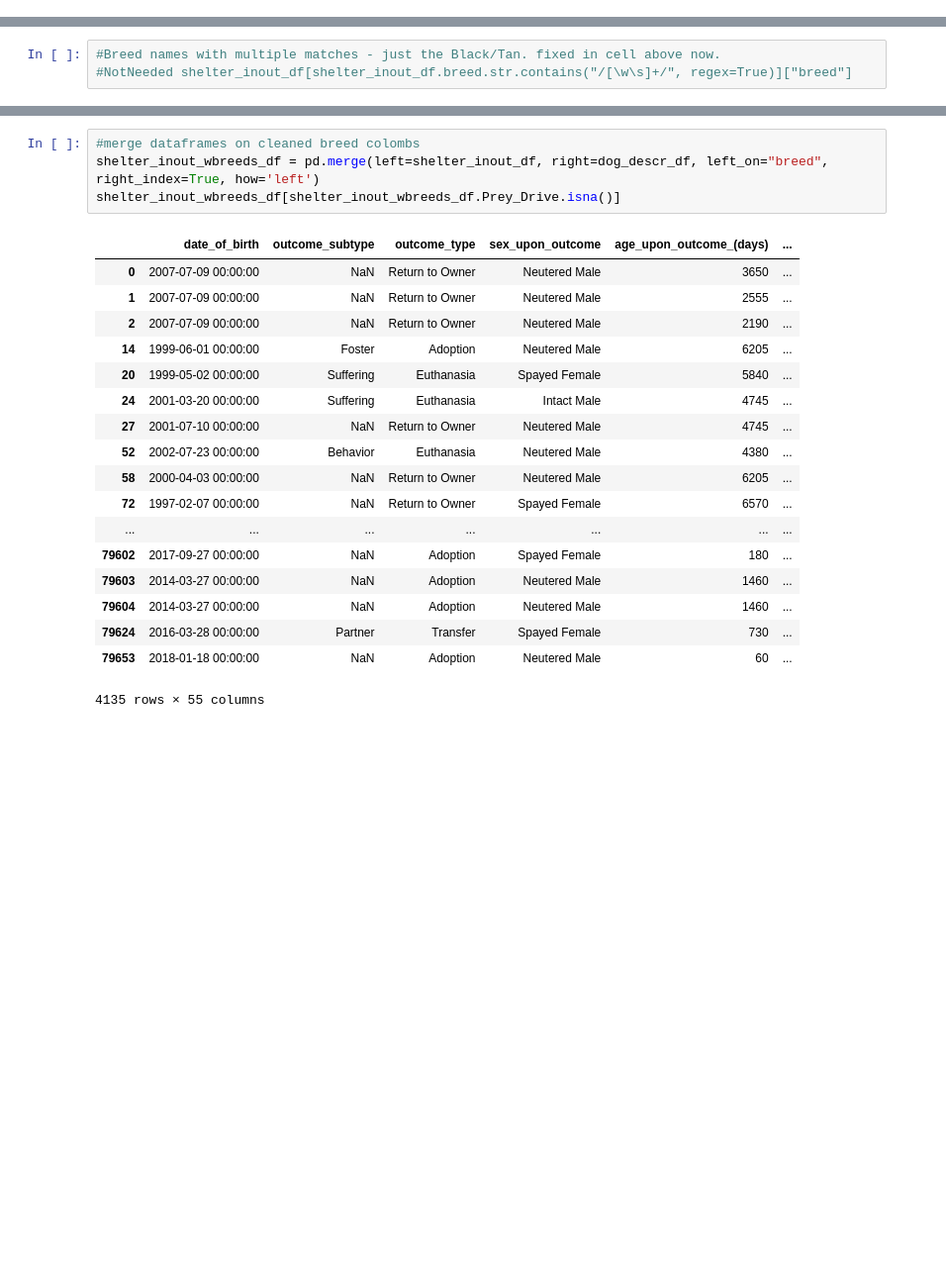
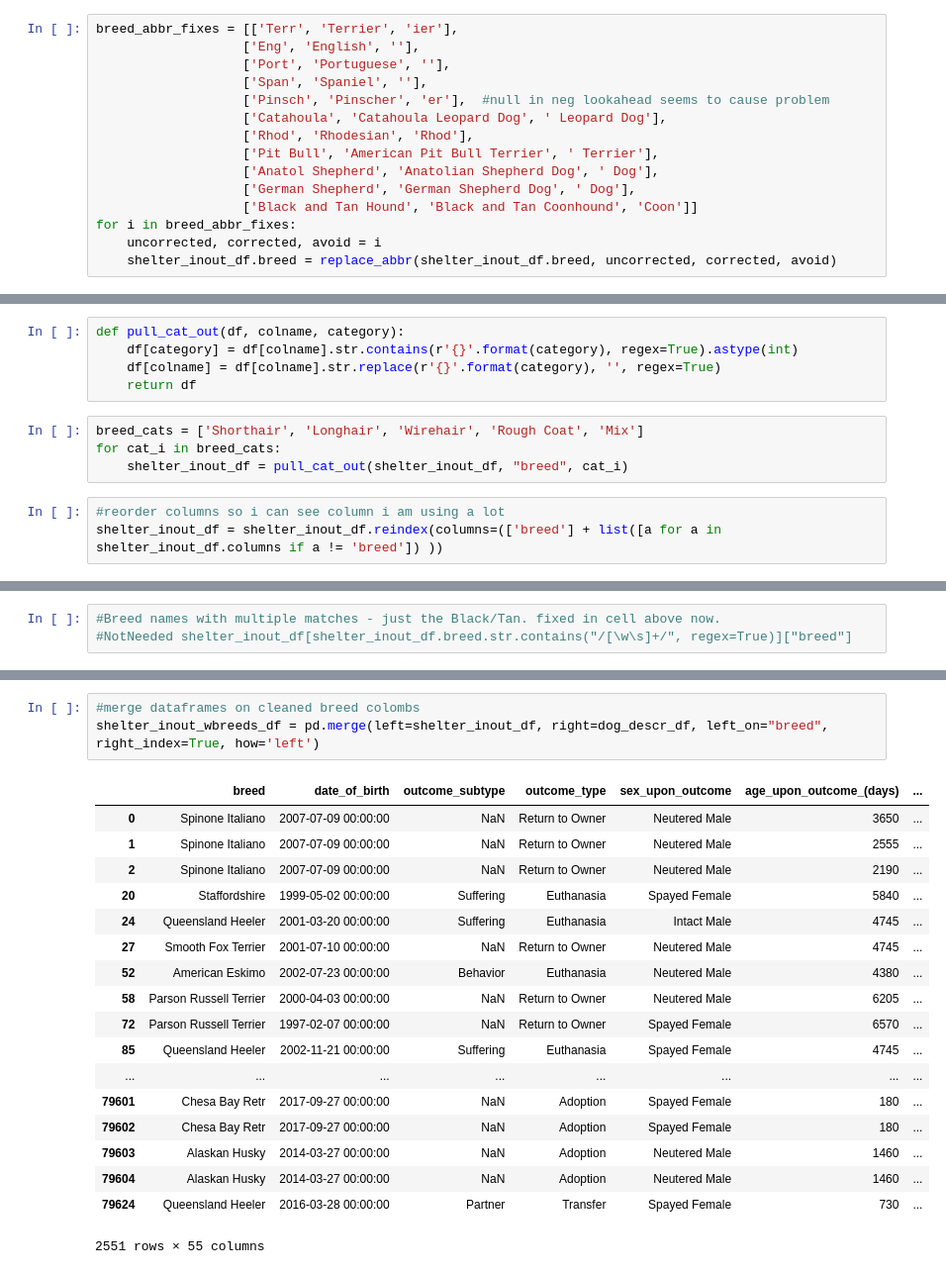
Before and after one commit to chrisoyer/supervised_learning_capstone, a Jupyter notebook: dog_adoption_SL_capstone.ipynb, the cells around one changed output, grey strips where cells are left out. Shown at 99% size. Cells and saved outputs as stored; diff of their text form; blank space fills up the shorter version.

Commit message:
got regex mostly working

```diff
--- a/dog_adoption_SL_capstone.ipynb
+++ b/dog_adoption_SL_capstone.ipynb
@@ -308,3 +294,18 @@ shelter_inout_df.breed = shelter_inout_df.breed.str.replace(r'(Miniature |Toy |S
+# %%
+breed_abbr_fixes = [['Terr', 'Terrier', 'ier'],
+                   ['Eng', 'English', ''],
+                   ['Port', 'Portuguese', ''],
+                   ['Span', 'Spaniel', ''],
+                   ['Pinsch', 'Pinscher', 'er'],  #null in neg lookahead seems to cause problem
+                   ['Catahoula', 'Catahoula Leopard Dog', ' Leopard Dog'],
+                   ['Rhod', 'Rhodesian', 'Rhod'],
+                   ['Pit Bull', 'American Pit Bull Terrier', ' Terrier'],
+                   ['Anatol Shepherd', 'Anatolian Shepherd Dog', ' Dog'],
+                   ['German Shepherd', 'German Shepherd Dog', ' Dog'],
+                   ['Black and Tan Hound', 'Black and Tan Coonhound', 'Coon']]
+for i in breed_abbr_fixes:
+    uncorrected, corrected, avoid = i
+    shelter_inout_df.breed = replace_abbr(shelter_inout_df.breed, uncorrected, corrected, avoid)
 # %%
 shelter_inout_df.breed.value_counts().sort_values(ascending=False)
 # %% [output]
@@ -327,0 +329,12 @@ Name: breed, Length: 1883, dtype: int64
+# %%
+def pull_cat_out(df, colname, category):
+    df[category] = df[colname].str.contains(r'{}'.format(category), regex=True).astype(int)
+    df[colname] = df[colname].str.replace(r'{}'.format(category), '', regex=True)
+    return df
+# %%
+breed_cats = ['Shorthair', 'Longhair', 'Wirehair', 'Rough Coat', 'Mix']
+for cat_i in breed_cats:
+    shelter_inout_df = pull_cat_out(shelter_inout_df, "breed", cat_i)
+# %%
+#reorder columns so i can see column i am using a lot
+shelter_inout_df = shelter_inout_df.reindex(columns=(['breed'] + list([a for a in shelter_inout_df.columns if a != 'breed']) ))
@@ -367,23 +421,22 @@ pd.set_option('display.max_columns', 500)
 # %%
 #merge dataframes on cleaned breed colombs
 shelter_inout_wbreeds_df = pd.merge(left=shelter_inout_df, right=dog_descr_df, left_on="breed", right_index=True, how='left')
-shelter_inout_wbreeds_df[shelter_inout_wbreeds_df.Prey_Drive.isna()]
 # %% [output]
-|  | date_of_birth | outcome_subtype | outcome_type | sex_upon_outcome | age_upon_outcome_(days) | ... |
-| 0 | 2007-07-09 00:00:00 | NaN | Return to Owner | Neutered Male | 3650 | ... |
-| 1 | 2007-07-09 00:00:00 | NaN | Return to Owner | Neutered Male | 2555 | ... |
-| 2 | 2007-07-09 00:00:00 | NaN | Return to Owner | Neutered Male | 2190 | ... |
-| 14 | 1999-06-01 00:00:00 | Foster | Adoption | Neutered Male | 6205 | ... |
-| 20 | 1999-05-02 00:00:00 | Suffering | Euthanasia | Spayed Female | 5840 | ... |
-| 24 | 2001-03-20 00:00:00 | Suffering | Euthanasia | Intact Male | 4745 | ... |
-| 27 | 2001-07-10 00:00:00 | NaN | Return to Owner | Neutered Male | 4745 | ... |
-| 52 | 2002-07-23 00:00:00 | Behavior | Euthanasia | Neutered Male | 4380 | ... |
-| 58 | 2000-04-03 00:00:00 | NaN | Return to Owner | Neutered Male | 6205 | ... |
-| 72 | 1997-02-07 00:00:00 | NaN | Return to Owner | Spayed Female | 6570 | ... |
-| ... | ... | ... | ... | ... | ... | ... |
-| 79602 | 2017-09-27 00:00:00 | NaN | Adoption | Spayed Female | 180 | ... |
-| 79603 | 2014-03-27 00:00:00 | NaN | Adoption | Neutered Male | 1460 | ... |
-| 79604 | 2014-03-27 00:00:00 | NaN | Adoption | Neutered Male | 1460 | ... |
-| 79624 | 2016-03-28 00:00:00 | Partner | Transfer | Spayed Female | 730 | ... |
-| 79653 | 2018-01-18 00:00:00 | NaN | Adoption | Neutered Male | 60 | ... |
+|  | breed | date_of_birth | outcome_subtype | outcome_type | sex_upon_outcome | age_upon_outcome_(days) | ... |
+| 0 | Spinone Italiano | 2007-07-09 00:00:00 | NaN | Return to Owner | Neutered Male | 3650 | ... |
+| 1 | Spinone Italiano | 2007-07-09 00:00:00 | NaN | Return to Owner | Neutered Male | 2555 | ... |
+| 2 | Spinone Italiano | 2007-07-09 00:00:00 | NaN | Return to Owner | Neutered Male | 2190 | ... |
+| 20 | Staffordshire | 1999-05-02 00:00:00 | Suffering | Euthanasia | Spayed Female | 5840 | ... |
+| 24 | Queensland Heeler | 2001-03-20 00:00:00 | Suffering | Euthanasia | Intact Male | 4745 | ... |
+| 27 | Smooth Fox Terrier | 2001-07-10 00:00:00 | NaN | Return to Owner | Neutered Male | 4745 | ... |
+| 52 | American Eskimo | 2002-07-23 00:00:00 | Behavior | Euthanasia | Neutered Male | 4380 | ... |
+| 58 | Parson Russell Terrier | 2000-04-03 00:00:00 | NaN | Return to Owner | Neutered Male | 6205 | ... |
+| 72 | Parson Russell Terrier | 1997-02-07 00:00:00 | NaN | Return to Owner | Spayed Female | 6570 | ... |
+| 85 | Queensland Heeler | 2002-11-21 00:00:00 | Suffering | Euthanasia | Spayed Female | 4745 | ... |
+| ... | ... | ... | ... | ... | ... | ... | ... |
+| 79601 | Chesa Bay Retr | 2017-09-27 00:00:00 | NaN | Adoption | Spayed Female | 180 | ... |
+| 79602 | Chesa Bay Retr | 2017-09-27 00:00:00 | NaN | Adoption | Spayed Female | 180 | ... |
+| 79603 | Alaskan Husky | 2014-03-27 00:00:00 | NaN | Adoption | Neutered Male | 1460 | ... |
+| 79604 | Alaskan Husky | 2014-03-27 00:00:00 | NaN | Adoption | Neutered Male | 1460 | ... |
+| 79624 | Queensland Heeler | 2016-03-28 00:00:00 | Partner | Transfer | Spayed Female | 730 | ... |
-4135 rows × 55 columns
+2551 rows × 55 columns
```
Also changed, not shown: parts of 25 cells of this notebook.
